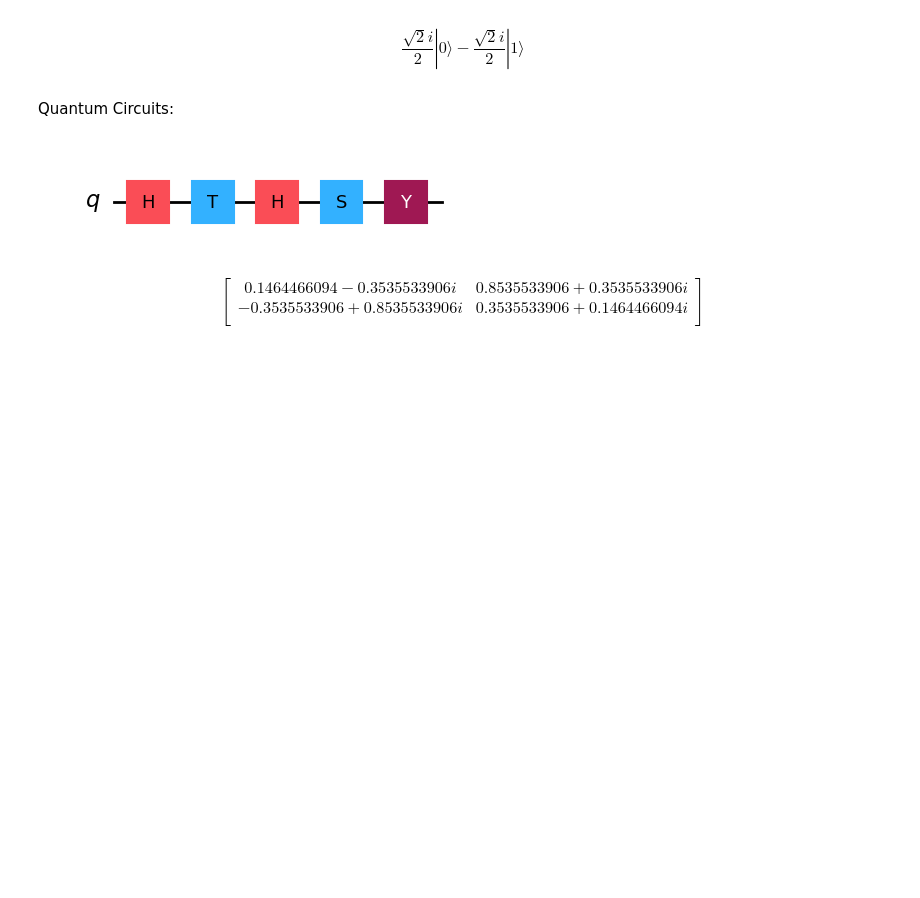
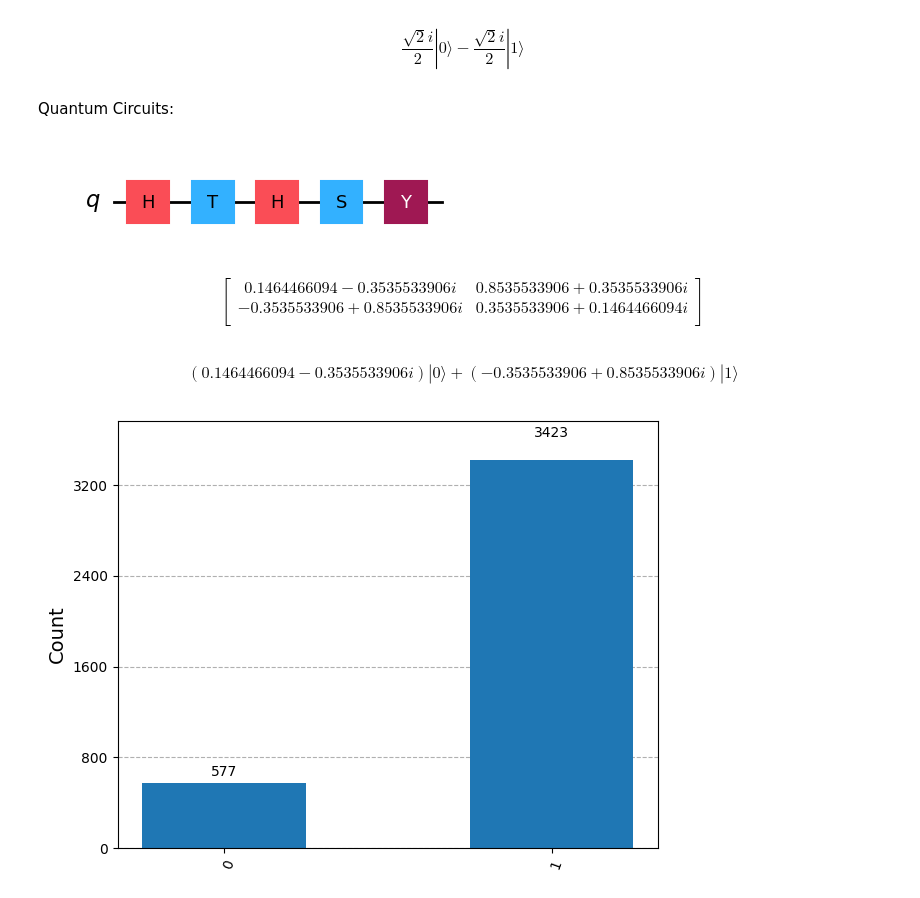
Before and after one commit to laineviestenz/physics_projects, a Jupyter notebook: Qiskit/IBM_intro_to_QI/single_systems_port.ipynb, the cells around one changed output. Saved outputs shown, nothing was run; the diff lists cells and outputs as text; code cells hidden in the pictures; blank space fills up the shorter version.

```diff
--- a/Qiskit/IBM_intro_to_QI/single_systems_port.ipynb
+++ b/Qiskit/IBM_intro_to_QI/single_systems_port.ipynb
@@ -145,3 +145,15 @@ $$
  -0.3535533906 + 0.8535533906 i & 0.3535533906 + 0.1464466094 i  \\
  \end{bmatrix}
 $$
+# %%
+#run statejector through the circuit in previous cell
+ket0 = Statevector([1,0])
+v = ket0.evolve(circuit)
+display(v.draw("latex"))
+
+#run the circuit 4000 times
+statistics = v.sample_counts(4000)
+display(plot_histogram(statistics))
+# %% [output]
+$$(0.1464466094 - 0.3535533906 i) |0\rangle+(-0.3535533906 + 0.8535533906 i) |1\rangle$$
+[figure, added]
```
